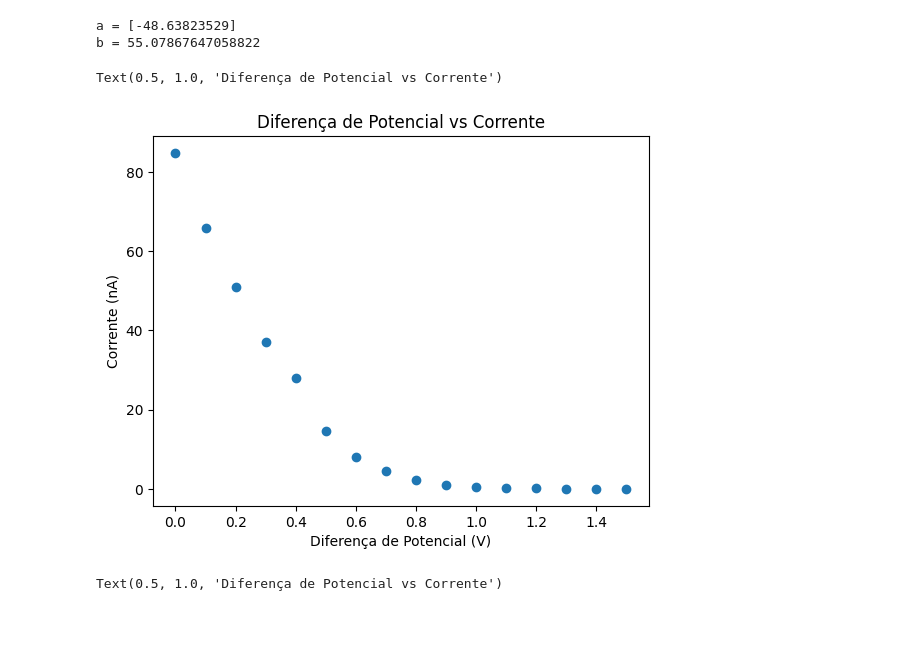
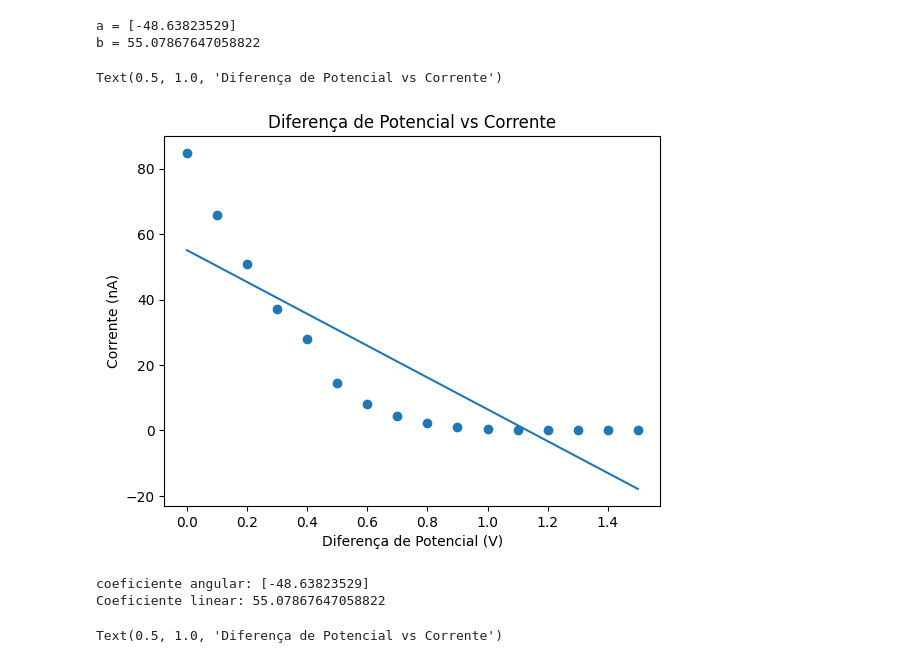
Before and after one commit to mickpires/graficos, a Jupyter notebook: graficos.ipynb, the cells around one changed output. Drawn from its saved outputs; the diff is of its cells as text; code cells hidden in the pictures; blank space fills up the shorter version.

```diff
--- a/graficos.ipynb
+++ b/graficos.ipynb
@@ -57,12 +57,19 @@ a = [-48.63823529]
 b = 55.07867647058822
 # %%
 plt.scatter(azul,azul_resultado)
+plt.plot(azul,model_azul.predict(azul))
 plt.xlabel('Diferença de Potencial (V)')
 plt.ylabel("Corrente (nA)")
 plt.title('Diferença de Potencial vs Corrente')
 # %% [output]
 Text(0.5, 1.0, 'Diferença de Potencial vs Corrente')
-[figure, old version]
+[figure, new version]
+# %%
+print(f'coeficiente angular: {model_azul.coef_}')
+print(f'Coeficiente linear: {model_azul.intercept_}')
+# %% [output]
+coeficiente angular: [-48.63823529]
+Coeficiente linear: 55.07867647058822
 # %%
 plt.scatter(verde,verde_resultado)
 plt.xlabel('Diferença de Potencial (V)')
```
Also changed, not shown: parts of 10 cells of this notebook.
